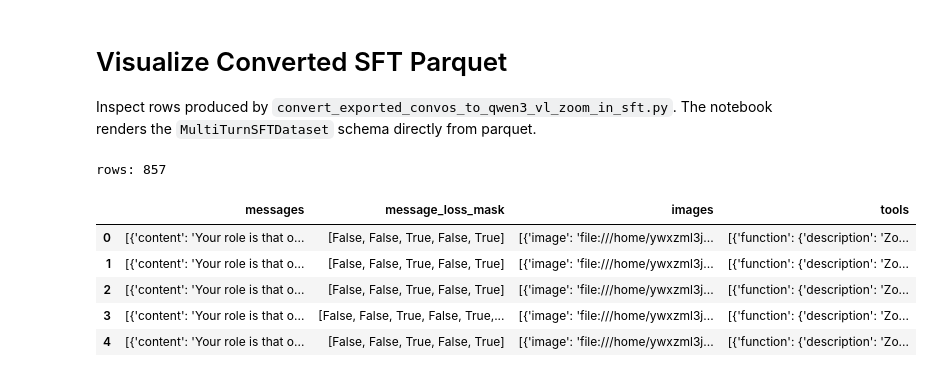
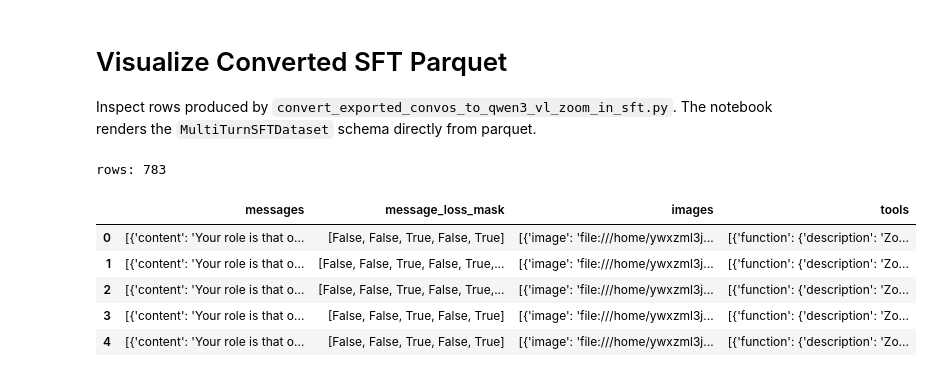
Before and after one commit to m-Just/InSight-doc, a Jupyter notebook: notebooks/visualize_converted_sft_parquet.ipynb, the cells around one changed output. Cells and saved outputs as stored; diff of their text form; code cells hidden in the pictures.

```diff
--- a/notebooks/visualize_converted_sft_parquet.ipynb
+++ b/notebooks/visualize_converted_sft_parquet.ipynb
@@ -14,21 +14,24 @@ from IPython.display import display, Markdown
 # %%
 # PARQUET_PATH = Path('/home/ywxzml3j/ywxzml3juser40/insight_doc/outputs/iq_base_eval_refactor_smoke_r1/converted_sft/train.parquet')
 # PARQUET_PATH = Path('/home/ywxzml3j/ywxzml3juser40/insight_doc/outputs/insight_qwen_agent_initial_0_5_default_sys/qwen3-vl-32b-instruct/veqa_batch_0350_r2_mveqa_batch_0352_r2-dpi200_aug_noaug_maxp40/converted_sft/sft_data.parquet')
 # PARQUET_PATH = Path('/scratch/ywxzml3j/likaican/mms1_rl/converted_sft/multi_agent_vsearch/arxiv_0307_sample_qwen3_region_loc_bbox_issue_fixed/O3_data_0424-dpi200_aug_noaug_maxp40-0426_resumable/sft_data.parquet')
 # PARQUET_PATH = Path('/home/ywxzml3j/ywxzml3juser40/insight_doc/outputs/insight_qwen_agent_zoom_factor2_default_sys_0426_resumable/qwen3-vl-32b-instruct/O3_data_0424-dpi200_aug_noaug_maxp40/converted_sft/sft_data.parquet')
 # PARQUET_PATH = Path('/scratch/ywxzml3j/likaican/mms1_rl/converted_sft/multi_agent_vsearch/arxiv_0307_sample_qwen3_region_loc_bbox_issue_fixed/O3_data_0424-dpi200_aug_noaug_maxp40-0426_train_part1_resumable/sft_data.parquet')
-PARQUET_PATH = Path('/home/ywxzml3j/ywxzml3juser40/data/insight_doc/generated/O3_data_0424/train_part2c/medium/processed_gpt5_nano_rewrite/sft_data.parquet')
+# PARQUET_PATH = Path('/home/ywxzml3j/ywxzml3juser40/data/insight_doc/generated/O3_data_0424/train_part2c/medium/processed_gpt5_nano_rewrite/sft_data.parquet')
+# PARQUET_PATH = Path('/home/ywxzml3j/ywxzml3juser40/data/insight_doc/generated/arxiv/train_part4/medium/processed_gpt5_nano_rewrite/sft_data.parquet')
+# PARQUET_PATH = Path('/home/ywxzml3j/ywxzml3juser40/data/insight_doc/generated/arxiv/train_part5/medium/processed_gpt5_nano_rewrite/sft_data.parquet')
+PARQUET_PATH = Path('/home/ywxzml3j/ywxzml3juser40/data/insight_doc/generated/O3_data_0424/train_part3b/medium/processed_gpt5_nano_rewrite/sft_data.parquet')
 assert PARQUET_PATH.exists(), PARQUET_PATH
 df = pd.read_parquet(PARQUET_PATH)
 print('rows:', len(df))
 df.head()
 # %% [output]
-rows: 857
+rows: 783
 |  | messages | message_loss_mask | images | tools |
 | 0 | [{'content': 'Your role is that o... | [False, False, True, False, True] | [{'image': 'file:///home/ywxzml3j... | [{'function': {'description': 'Zo... |
-| 1 | [{'content': 'Your role is that o... | [False, False, True, False, True] | [{'image': 'file:///home/ywxzml3j... | [{'function': {'description': 'Zo... |
-| 2 | [{'content': 'Your role is that o... | [False, False, True, False, True] | [{'image': 'file:///home/ywxzml3j... | [{'function': {'description': 'Zo... |
-| 3 | [{'content': 'Your role is that o... | [False, False, True, False, True,... | [{'image': 'file:///home/ywxzml3j... | [{'function': {'description': 'Zo... |
+| 1 | [{'content': 'Your role is that o... | [False, False, True, False, True,... | [{'image': 'file:///home/ywxzml3j... | [{'function': {'description': 'Zo... |
+| 2 | [{'content': 'Your role is that o... | [False, False, True, False, True,... | [{'image': 'file:///home/ywxzml3j... | [{'function': {'description': 'Zo... |
+| 3 | [{'content': 'Your role is that o... | [False, False, True, False, True] | [{'image': 'file:///home/ywxzml3j... | [{'function': {'description': 'Zo... |
 | 4 | [{'content': 'Your role is that o... | [False, False, True, False, True] | [{'image': 'file:///home/ywxzml3j... | [{'function': {'description': 'Zo... |
 # %%
 def to_jsonable(obj):
```
Also changed, not shown: parts of 1 cell of this notebook, 24 other files.
